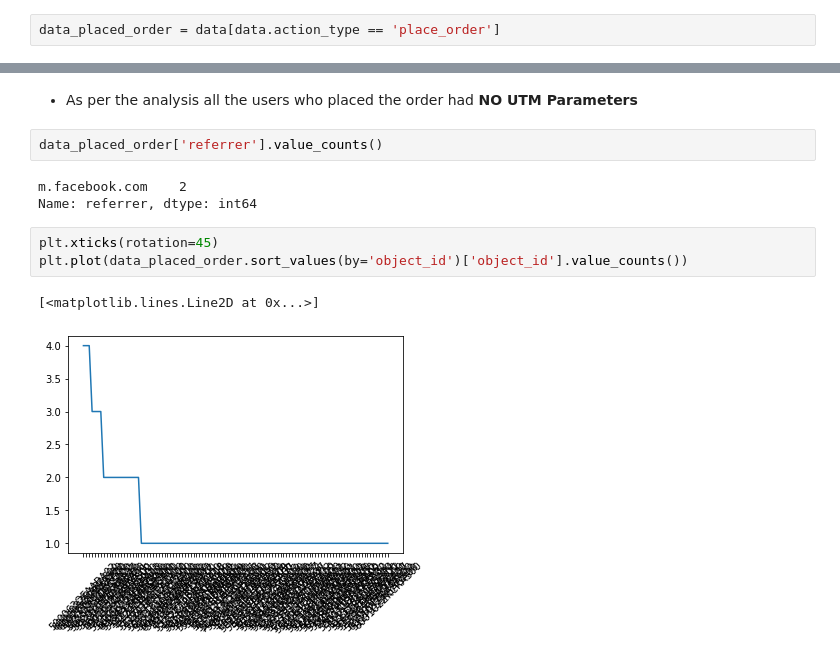
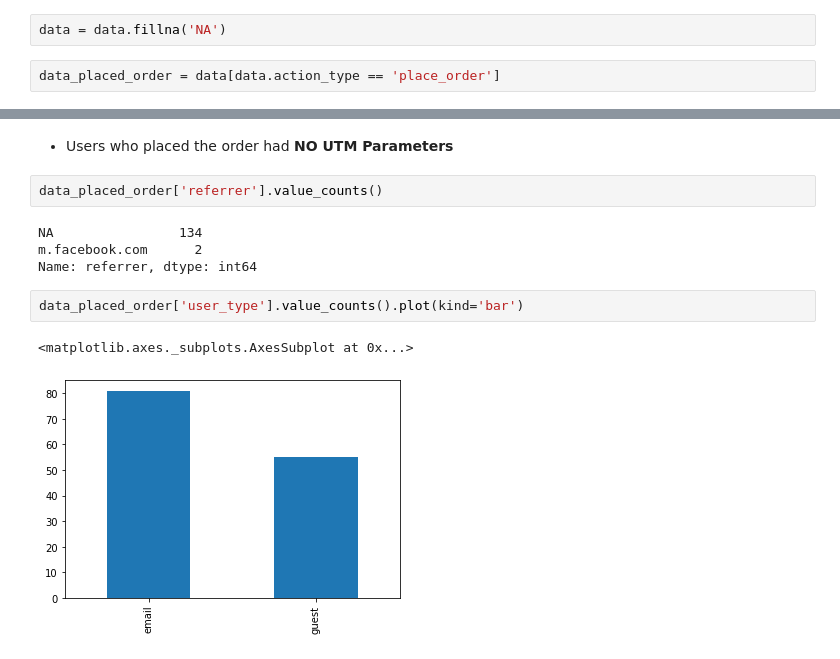
Before and after one commit to cs145442/pet-projects, a Jupyter notebook: yfret/segmenting-users-based-on-browsing-activity.ipynb, the cells around one changed output, grey strips where cells are left out. Saved outputs shown, nothing was run; the diff lists cells and outputs as text.

```diff
--- a/yfret/segmenting-users-based-on-browsing-activity.ipynb
+++ b/yfret/segmenting-users-based-on-browsing-activity.ipynb
@@ -55,2 +55,4 @@ gplt.pointplot(data_geocoded[data_geocoded.action_type == 'place_order'], ax=ax2
+# %%
+data = data.fillna('NA')
 # %%
 data_placed_order = data[data.action_type == 'place_order']
@@ -69,13 +70,13 @@ array([nan], dtype=object)
 # %% [markdown]
-  * As per the analysis all the users who placed the order had **NO UTM Parameters**
+  * Users who placed the order had **NO UTM Parameters**
 # %%
 data_placed_order['referrer'].value_counts()
 # %% [output]
-m.facebook.com    2
+NA                134
+m.facebook.com      2
 Name: referrer, dtype: int64
-# %%
-plt.xticks(rotation=45)
-plt.plot(data_placed_order.sort_values(by='object_id')['object_id'].value_counts())
-# %% [output]
-[<matplotlib.lines.Line2D at 0x...>]
-[figure, removed]
+# %%
+data_placed_order['user_type'].value_counts().plot(kind='bar')
+# %% [output]
+<matplotlib.axes._subplots.AxesSubplot at 0x...>
+[figure, added]
```
Also changed, not shown: parts of 7 cells of this notebook.
